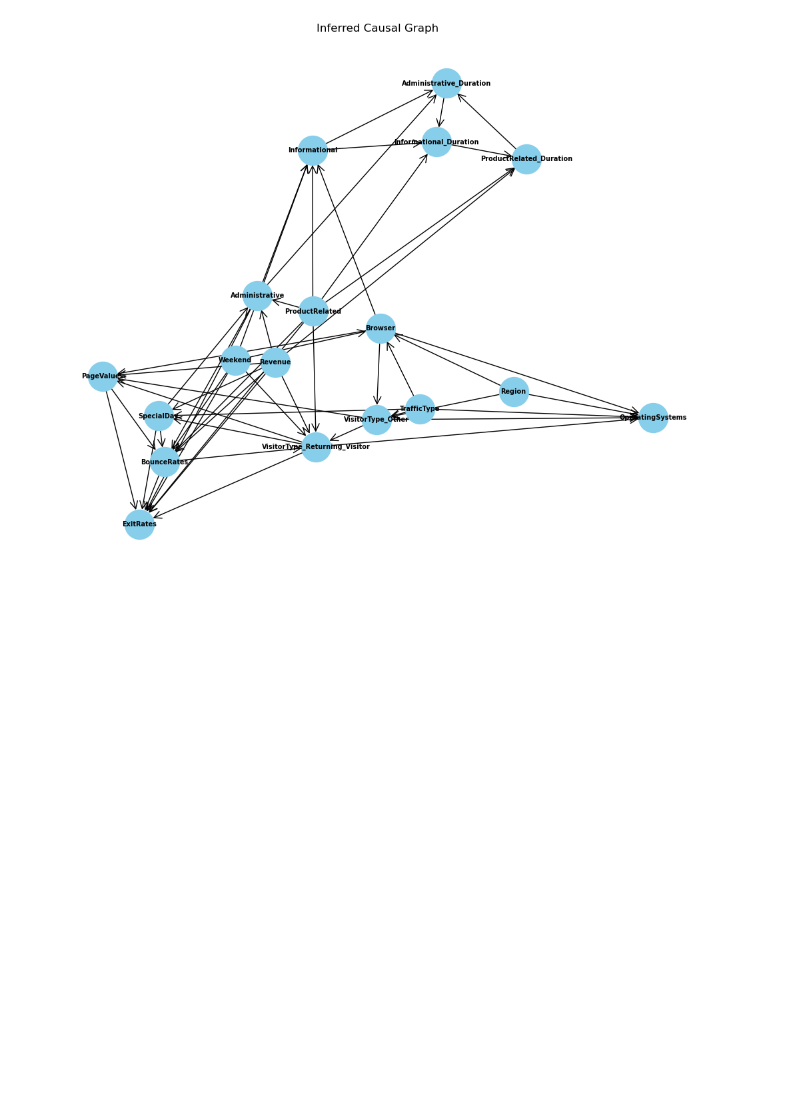
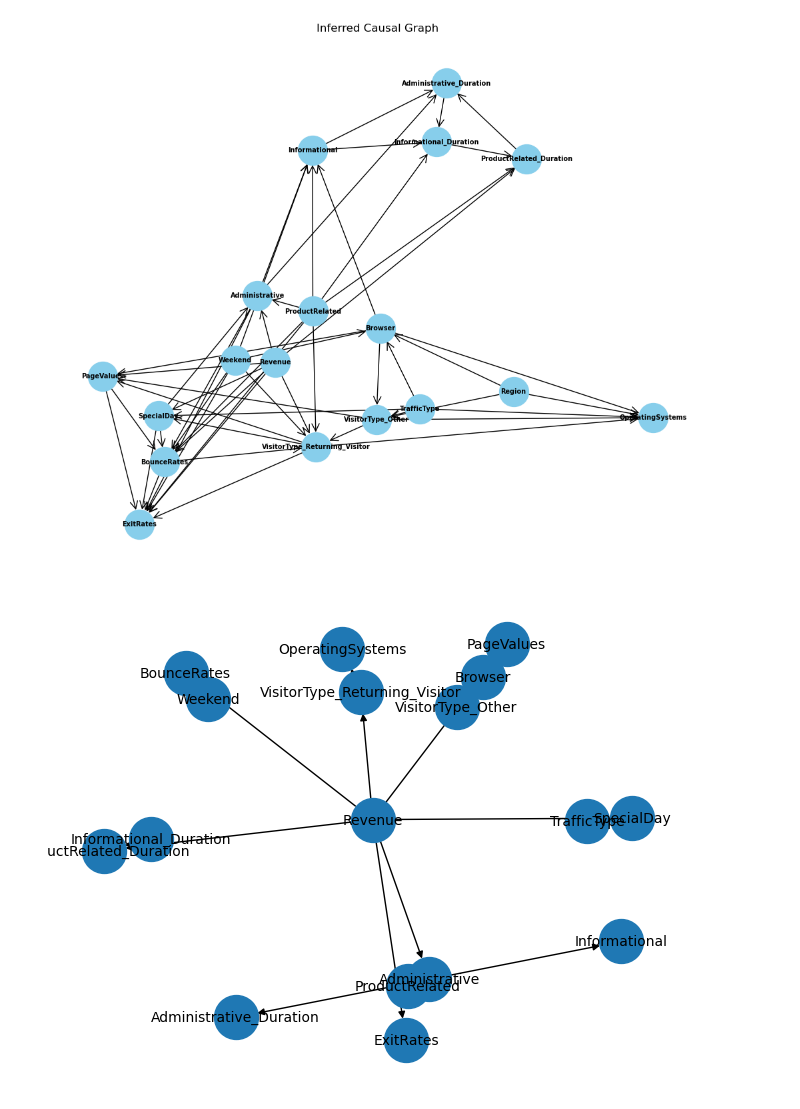
Before and after one commit to malmahasnah/causality-Q1-project, a Jupyter notebook: dsc180q1project.ipynb, the cells around one changed output. Drawn from its saved outputs; the diff is of its cells as text; code cells hidden in the pictures; blank space fills up the shorter version.

```diff
--- a/dsc180q1project.ipynb
+++ b/dsc180q1project.ipynb
@@ -146,3 +121,76 @@ plt.title("Inferred Causal Graph")
 plt.show()
 # %% [output]
 [figure]
+# %%
+import networkx as nx
+
+# Find the index of the "Revenue" node
+revenue_index = list(data_encoded.columns).index("Revenue")
+
+# Get the adjacency matrix from the CausalGraph object
+graph_matrix = pc_graph.G.graph  # Assuming this is a NumPy array or similar
+
+# Initialize sets for storing related nodes
+revenue_related = {revenue_index}  # Include "Revenue" itself
+edges = []  # List to store edges
+
+# First Loop: Find direct relationships (parents, children, spouses)
+for j in range(graph_matrix.shape[0]):
+    if j == revenue_index:
+        continue  # Skip self-loops
+
+    if graph_matrix[j, revenue_index] == 1 and graph_matrix[revenue_index, j] == -1:
+        # Directed edge (Revenue → j)
+        revenue_related.add(j)
+        edges.append((revenue_index, j))  # Directed edge Revenue → j
+    elif graph_matrix[revenue_index, j] == 1 and graph_matrix[j, revenue_index] == -1:
+        # Directed edge (j → Revenue)
+        revenue_related.add(j)
+        edges.append((j, revenue_index))  # Directed edge j → Revenue
+    elif graph_matrix[j, revenue_index] == -1 and graph_matrix[revenue_index, j] == -1:
+        # Undirected relationship (Revenue — j)
+        revenue_related.add(j)
+        edges.append((revenue_index, j))  # Undirected edge
+    elif graph_matrix[j, revenue_index] == 1 and graph_matrix[revenue_index, j] == 1:
+        # Bidirectional relationship (Revenue ↔ j)
+        revenue_related.add(j)
+        edges.append((revenue_index, j))  # Bidirectional edge
+
+# Second Loop: Find secondary relationships (spouses of Revenue's related nodes)
+for related_node in list(revenue_related):
+    for j in range(graph_matrix.shape[0]):
+        if j == related_node or j in revenue_related:
+            continue  # Skip self-loops and already identified nodes
+
+        if graph_matrix[j, related_node] == 1 and graph_matrix[related_node, j] == -1:
+            # Directed edge (related_node → j)
+            revenue_related.add(j)
+            edges.append((related_node, j))  # Directed edge related_node → j
+        elif graph_matrix[related_node, j] == 1 and graph_matrix[j, related_node] == -1:
+            # Directed edge (j → related_node)
+            revenue_related.add(j)
+            edges.append((j, related_node))  # Directed edge j → related_node
+        elif graph_matrix[j, related_node] == -1 and graph_matrix[related_node, j] == -1:
+            # Undirected spouse relationship (related_node — j)
+            revenue_related.add(j)
+            edges.append((related_node, j))  # Undirected edge
+        elif graph_matrix[j, related_node] == 1 and graph_matrix[related_node, j] == 1:
+            # Bidirectional spouse relationship (related_node ↔ j)
+            revenue_related.add(j)
+            edges.append((related_node, j))  # Bidirectional edge
+
+# Create a new directed graph containing only the related nodes
+subgraph = nx.DiGraph()
+subgraph.add_nodes_from(revenue_related)  # Add nodes
+subgraph.add_edges_from(edges)           # Add edges
+
+# Map node indices to column names for readability
+node_labels = list(data_encoded.columns)
+subgraph = nx.relabel_nodes(subgraph, {i: node_labels[i] for i in revenue_related})
+
+# Draw the subgraph
+pos = nx.spring_layout(subgraph)
+nx.draw(subgraph, pos, with_labels=True, node_size=1000, font_size=10)
+plt.show()
+# %% [output]
+[figure, added]
```
Also changed, not shown: parts of 2 cells of this notebook.
